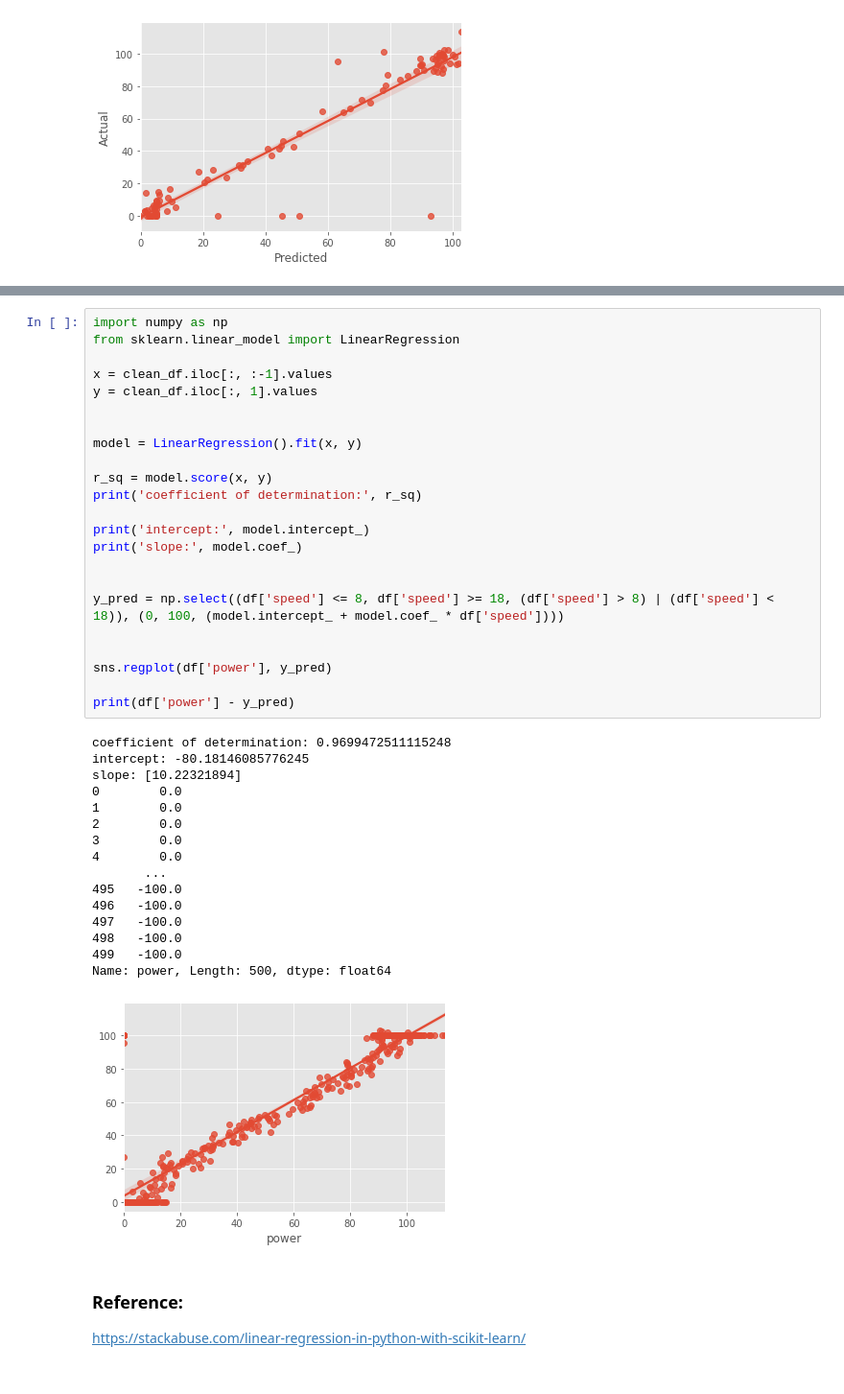
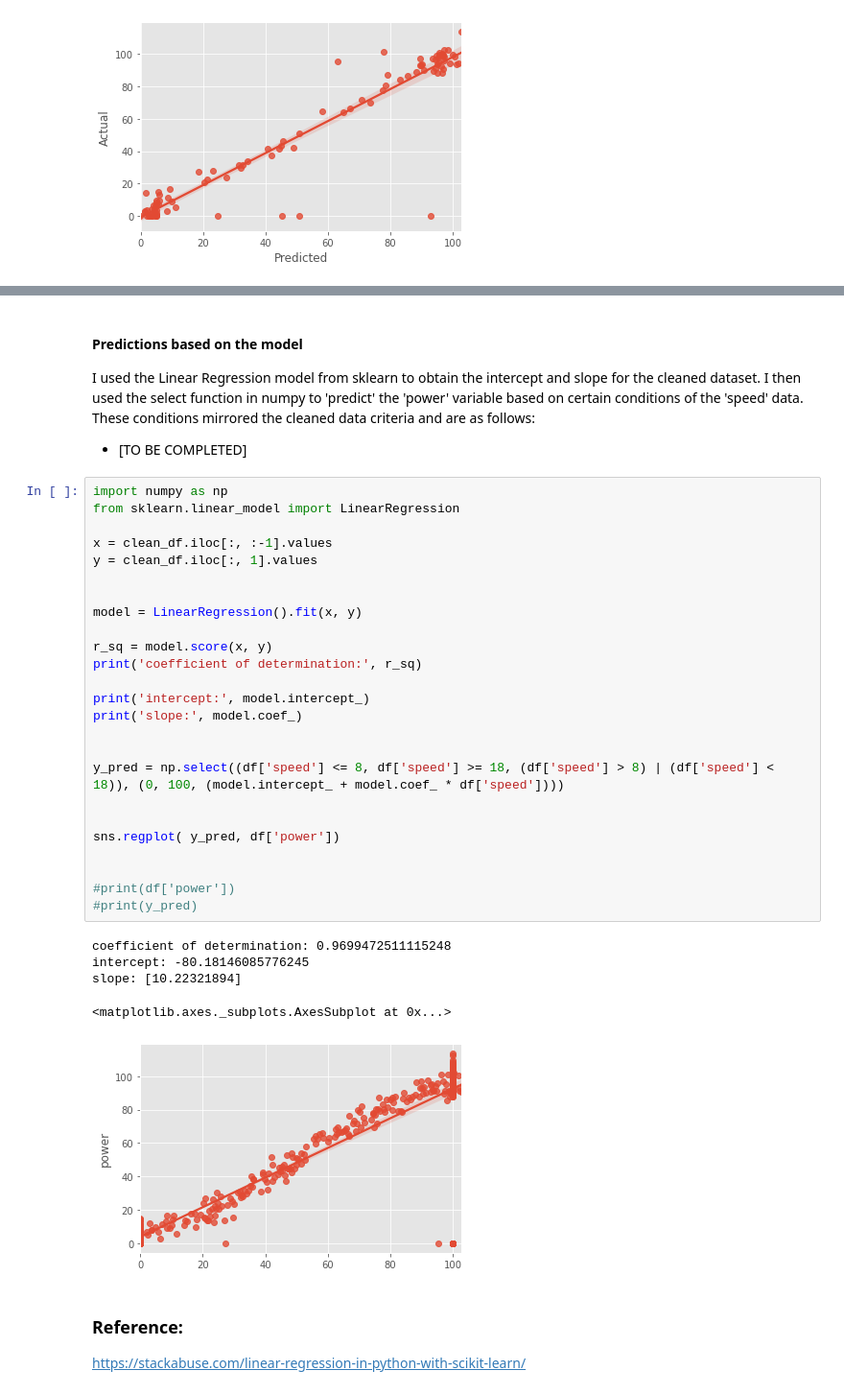
Before and after one commit to dssheldon/foda-project-sds, a Jupyter notebook: FoDA Project 2020.ipynb, the cells around one changed output, grey strips where cells are left out. Shown: that part at 96% size. Cells and saved outputs as stored; diff of their text form.

Commit message:
Added narrative to my customised model and explored new ideas to tweak the predictions to be more accurate

```diff
--- a/FoDA Project 2020.ipynb
+++ b/FoDA Project 2020.ipynb
@@ -336,43 +351,40 @@ R-Squared Value is 96.99 %
+# %% [markdown]
+#### Predictions based on the model
+
+I used the Linear Regression model from sklearn to obtain the intercept and slope for the cleaned dataset. I then used the select function in numpy to 'predict' the 'power' variable based on certain conditions of the 'speed' data. These conditions mirrored the cleaned data criteria and are as follows:
+
+- [TO BE COMPLETED]
 # %%
 import numpy as np
 from sklearn.linear_model import LinearRegression
 
 x = clean_df.iloc[:, :-1].values
 y = clean_df.iloc[:, 1].values
 
 
 model = LinearRegression().fit(x, y)
 
 r_sq = model.score(x, y)
 print('coefficient of determination:', r_sq)
 
 print('intercept:', model.intercept_)
 print('slope:', model.coef_)
 
 
 y_pred = np.select((df['speed'] <= 8, df['speed'] >= 18, (df['speed'] > 8) | (df['speed'] < 18)), (0, 100, (model.intercept_ + model.coef_ * df['speed'])))
 
 
-sns.regplot(df['power'], y_pred)
+sns.regplot( y_pred, df['power'])
 
-print(df['power'] - y_pred)
+
+#print(df['power'])
+#print(y_pred)
 # %% [output]
 coefficient of determination: 0.9699472511115248
 intercept: -80.18146085776245
 slope: [10.22321894]
-0        0.0
-1        0.0
-2        0.0
-3        0.0
-4        0.0
-       ...
-495   -100.0
-496   -100.0
-497   -100.0
-498   -100.0
-499   -100.0
-Name: power, Length: 500, dtype: float64
+<matplotlib.axes._subplots.AxesSubplot at 0x...>
-[figure, old version]
+[figure, new version]
 # %% [markdown]
 ### Reference:
 
```
Also changed, not shown: parts of 5 cells of this notebook.
